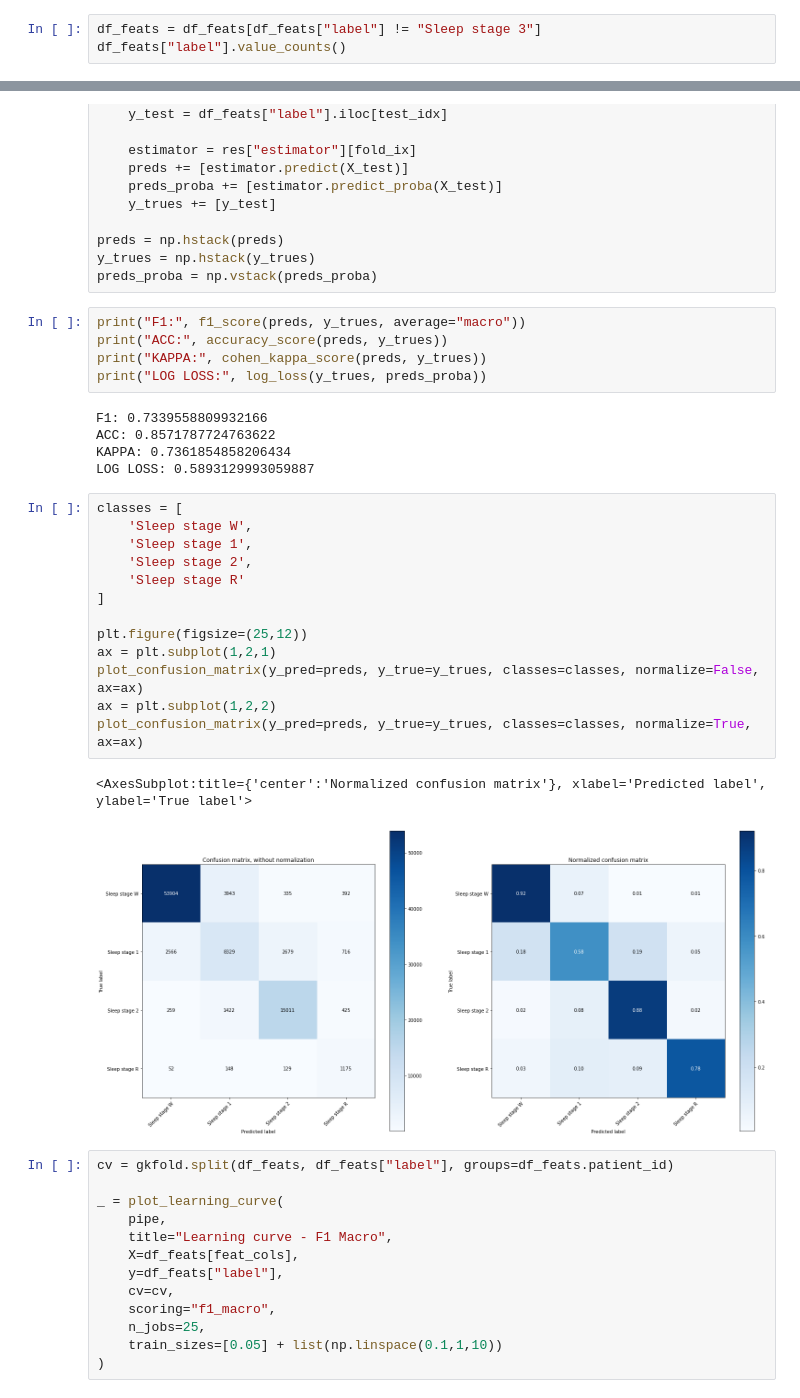
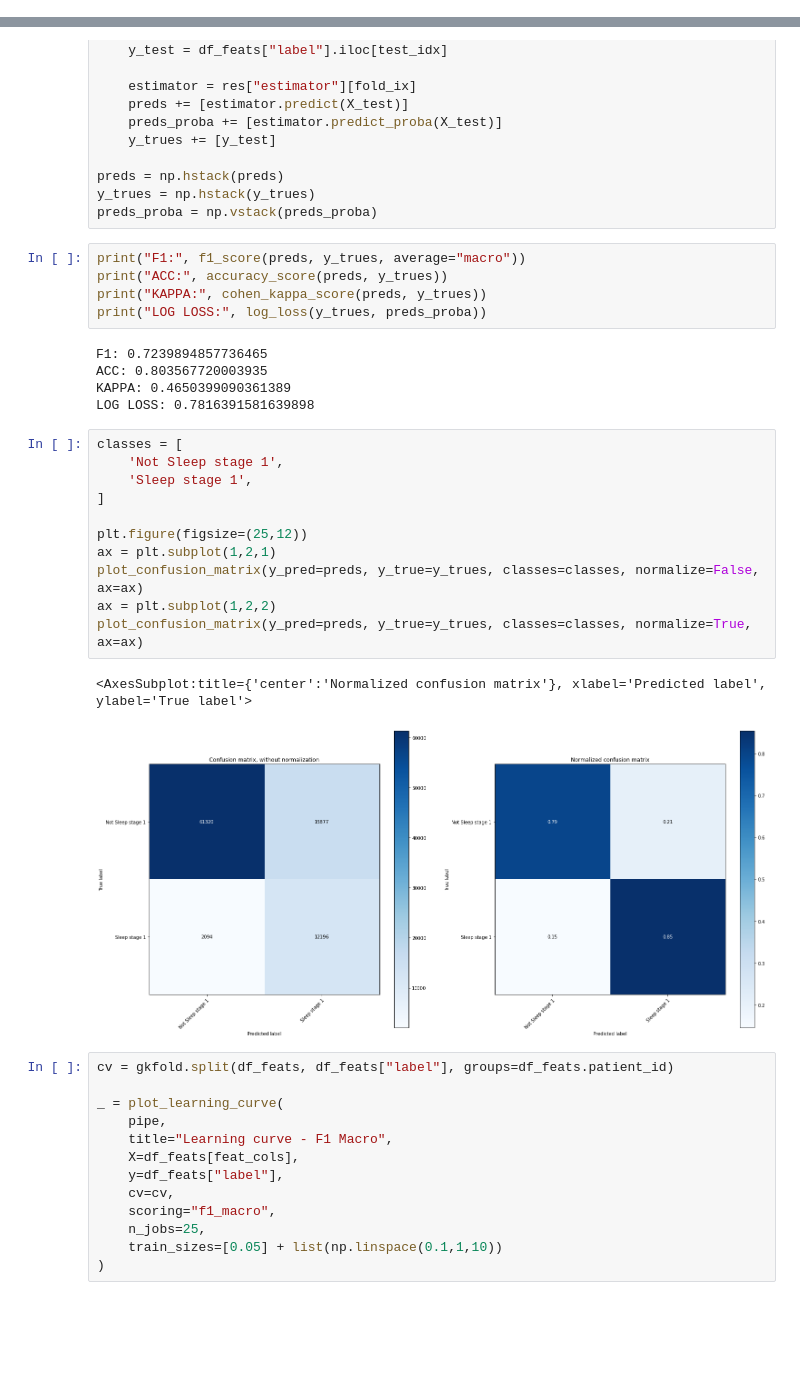
Before and after one commit to jojoclt/n1-sleep, a Jupyter notebook: training/SleepEDF-SC-Clip-2class_training.ipynb, the cells around one changed output, grey strips where cells are left out. Drawn from its saved outputs; the diff is of its cells as text; blank space fills up the shorter version.

```diff
--- a/training/SleepEDF-SC-Clip-2class_training.ipynb
+++ b/training/SleepEDF-SC-Clip-2class_training.ipynb
@@ -147,4 +144 @@ Sleep stage 3        2
 Name: label, dtype: int64
-# %%
-df_feats = df_feats[df_feats["label"] != "Sleep stage 3"]
-df_feats["label"].value_counts()
@@ -240,26 +228,24 @@ print("ACC:", accuracy_score(preds, y_trues))
 print("KAPPA:", cohen_kappa_score(preds, y_trues))
 print("LOG LOSS:", log_loss(y_trues, preds_proba))
 # %% [output]
-F1: 0.7339558809932166
-ACC: 0.8571787724763622
-KAPPA: 0.7361854858206434
-LOG LOSS: 0.5893129993059887
+F1: 0.7239894857736465
+ACC: 0.803567720003935
+KAPPA: 0.4650399090361389
+LOG LOSS: 0.7816391581639898
 # %%
 classes = [
-    'Sleep stage W',
+    'Not Sleep stage 1',
     'Sleep stage 1',
-    'Sleep stage 2',
-    'Sleep stage R'
 ]
 
 plt.figure(figsize=(25,12))
 ax = plt.subplot(1,2,1)
 plot_confusion_matrix(y_pred=preds, y_true=y_trues, classes=classes, normalize=False, ax=ax)
 ax = plt.subplot(1,2,2)
 plot_confusion_matrix(y_pred=preds, y_true=y_trues, classes=classes, normalize=True, ax=ax)
 # %% [output]
 <AxesSubplot:title={'center':'Normalized confusion matrix'}, xlabel='Predicted label', ylabel='True label'>
-[figure, old version]
+[figure, new version]
 # %%
 cv = gkfold.split(df_feats, df_feats["label"], groups=df_feats.patient_id)
 
```
Also changed, not shown: parts of 7 cells of this notebook, 4 other files.
